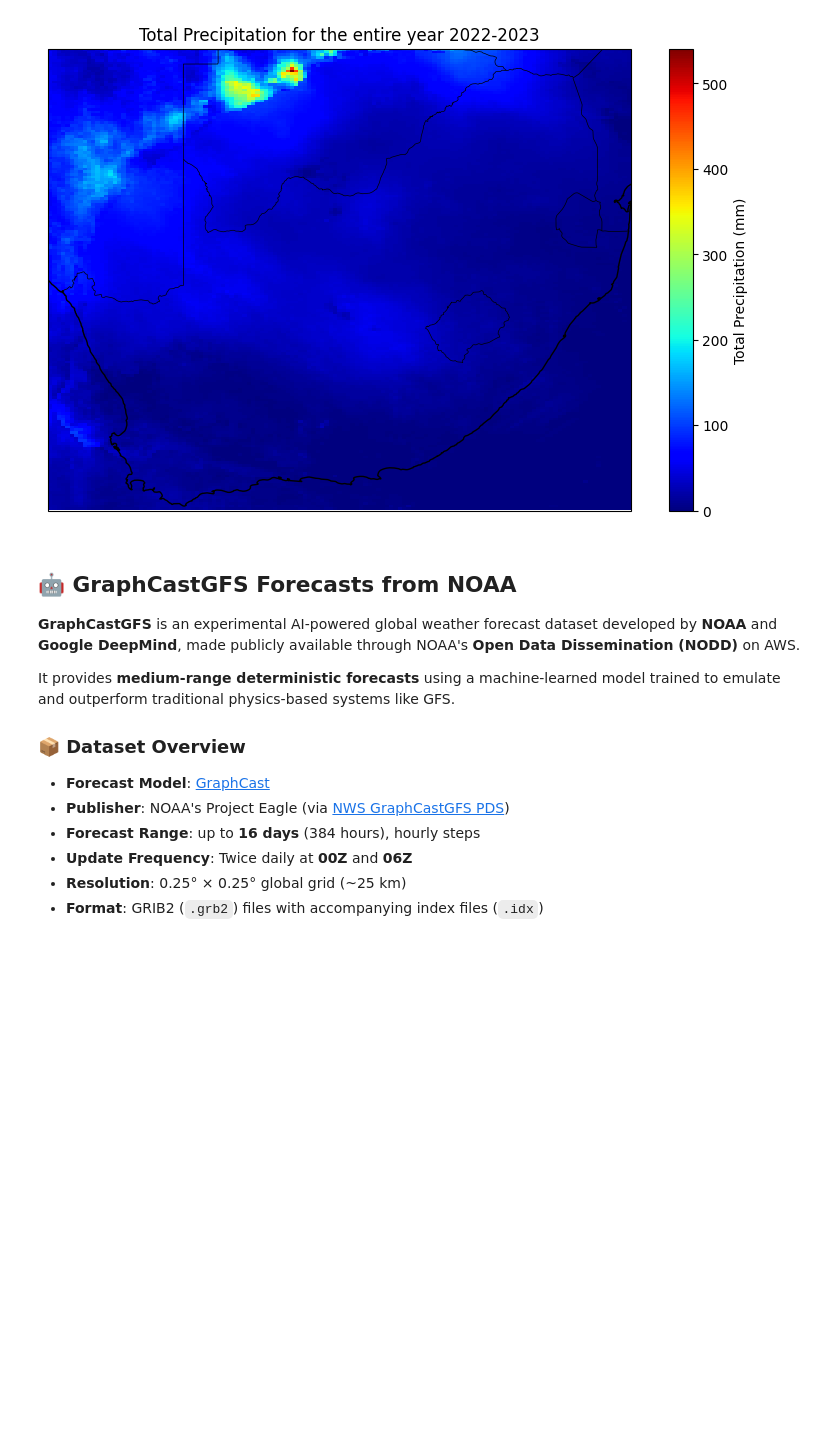
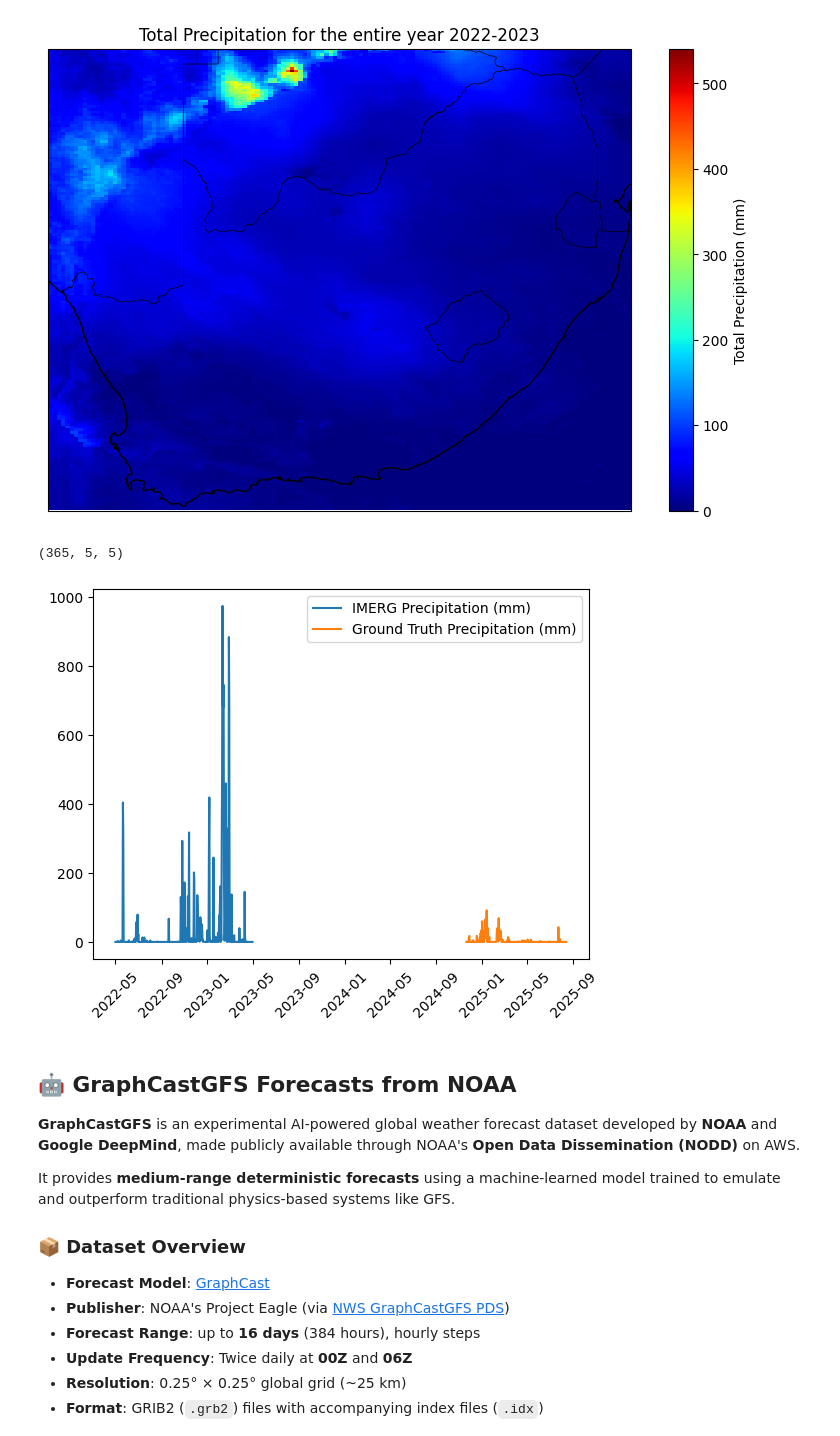
Before and after one commit to africlimate-research/AfriClimateAI-Community, a Jupyter notebook: resources/DLI25_comprehensive_benchmarking.ipynb, the cells around one changed output. Cells and saved outputs as stored; diff of their text form; code cells hidden in the pictures; blank space fills up the shorter version.

```diff
--- a/resources/DLI25_comprehensive_benchmarking.ipynb
+++ b/resources/DLI25_comprehensive_benchmarking.ipynb
@@ -221,3 +174,15 @@ for end_date in ["2022-06-01"]:
     plt.close(fig)
 # %% [output]
 [figure]
+# %%
+afrinet2_lat= -22.983967 # latitude of AfriNet002 station
+afrinet2_lon=  30.457111  # longitude of AfriNet002 station
+step=0.25
+
+afrinet_imerg = precip_ds_glob.sel(
+    lat=slice(afrinet2_lat - step, afrinet2_lat + step),  # reversed
+    lon=slice(afrinet2_lon - step, afrinet2_lon + step)   # ascending as usual
+)
+afrinet_imerg.shape
+# %% [output]
+(365, 5, 5)
@@ -223,0 +191,10 @@ for end_date in ["2022-06-01"]:
+# %%
+region_total = afrinet_imerg.sum(dim=["lat", "lon"])
+df_imerg=region_total.to_dataframe()
+# %%
+df_imerg.index=pd.to_datetime(df_imerg.index)
+df_afrinet.time=pd.to_datetime(df_afrinet.time)
+# %%
+from DLI25.utils import resample_to_daily
+df_afrinet=resample_to_daily(df_afrinet, "rainfall", time_col='time', new_col_name=None)
+df_imerg=resample_to_daily(df_imerg, "precipitation", time_is_index=True, new_col_name=None)
@@ -224,3 +203,12 @@ for end_date in ["2022-06-01"]:
+# %%
+
+plt.plot(df_imerg.index.values, df_imerg['precipitation'].values, label='IMERG Precipitation (mm)')
+plt.plot(df_afrinet['time'].values, df_afrinet['rainfall'].values, label='Ground Truth Precipitation (mm)')
+plt.legend()
+plt.xticks(rotation=45)
+plt.show()
+# %% [output]
+[figure, added]
 # %%
 # todo show IMERG vs Afrinet data
 # aggregate
```
Also changed, not shown: parts of 15 cells of this notebook.
